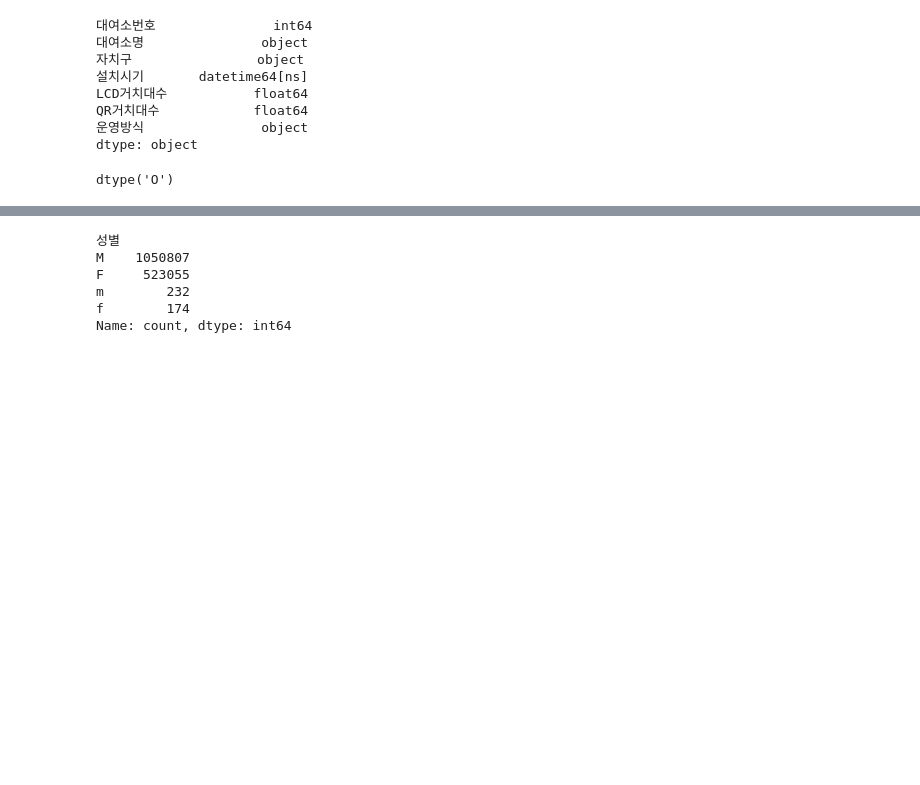
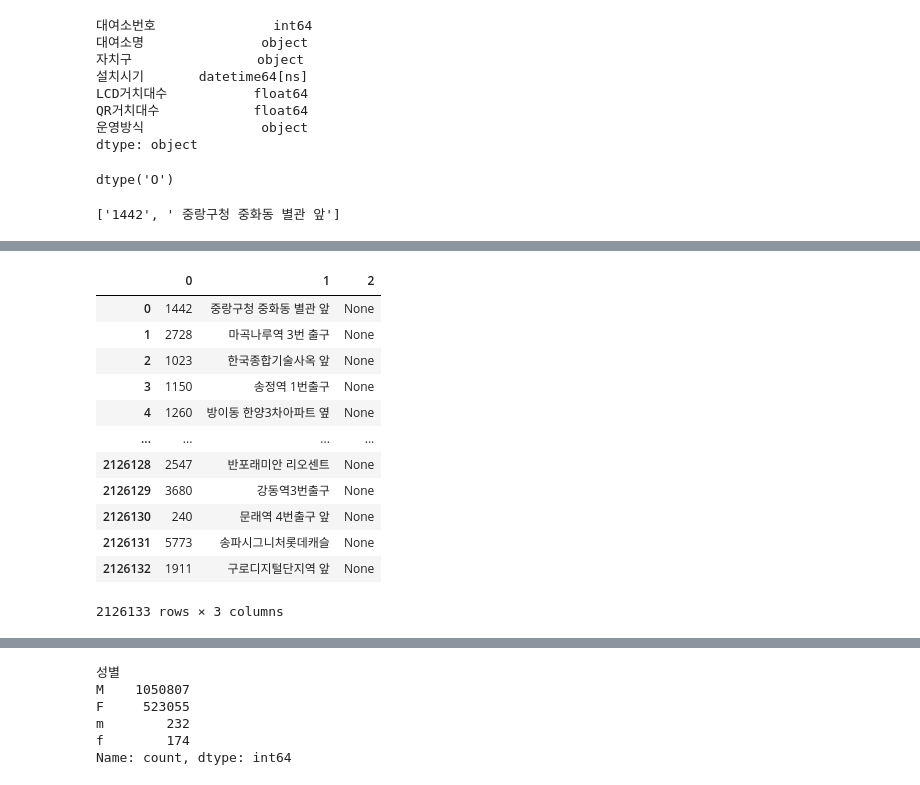
Before and after one commit to yhs02252/pandassource, a Jupyter notebook: 자전거.ipynb, the cells around one changed output, grey strips where cells are left out. Cells and saved outputs as stored; diff of their text form; code cells hidden in the pictures; blank space fills up the shorter version.

```diff
--- a/자전거.ipynb
+++ b/자전거.ipynb
@@ -182,6 +186,10 @@ bike_df["대여소번호"] = bike_df["대여소번호"].astype(object)
 bike_df["대여소번호"].dtype
 # %% [output]
 dtype('O')
+# %%
+"1442. 중랑구청 중화동 별관 앞".split(".")
+# %% [output]
+['1442', ' 중랑구청 중화동 별관 앞']
 # %%
 # 대여소명 : 숫자, 문자 분리
 bike_time_df.head()
@@ -192,6 +200,22 @@ bike_time_df.head()
 | 2 | 2024-12-01 | 0 | 1023 | 1023. 한국종합기술사옥 앞 | 정기권 | NaN | 20대 | 1 | 148.31 | 0.87 | 3745.23 | ... |
 | 3 | 2024-12-01 | 0 | 1150 | 1150. 송정역 1번출구 | 정기권 | NaN | 20대 | 1 | 24.01 | 0.19 | 808.44 | ... |
 | 4 | 2024-12-01 | 0 | 1260 | 1260. 방이동 한양3차아파트 옆 | 정기권 | NaN | 20대 | 1 | 92.85 | 0.94 | 4042.55 | ... |
+# %%
+bike_time_df["대여소명"].str.split(".",expand=True)
+# %% [output]
+|  | 0 | 1 | 2 |
+| 0 | 1442 | 중랑구청 중화동 별관 앞 | None |
+| 1 | 2728 | 마곡나루역 3번 출구 | None |
+| 2 | 1023 | 한국종합기술사옥 앞 | None |
+| 3 | 1150 | 송정역 1번출구 | None |
+| 4 | 1260 | 방이동 한양3차아파트 옆 | None |
+| ... | ... | ... | ... |
+| 2126128 | 2547 | 반포래미안 리오센트 | None |
+| 2126129 | 3680 | 강동역3번출구 | None |
+| 2126130 | 240 | 문래역 4번출구 앞 | None |
+| 2126131 | 5773 | 송파시그니처롯데캐슬 | None |
+| 2126132 | 1911 | 구로디지털단지역 앞 | None |
+2126133 rows × 3 columns
 # %%
 bike_time_df["대여소번호"]=bike_time_df["대여소명"].str.split(".",expand=True)[0]
 bike_time_df["대여소명_new"]=bike_time_df["대여소명"].str.split(".",expand=True)[1]
```
Also changed, not shown: parts of 11 cells of this notebook, 2 other files.
